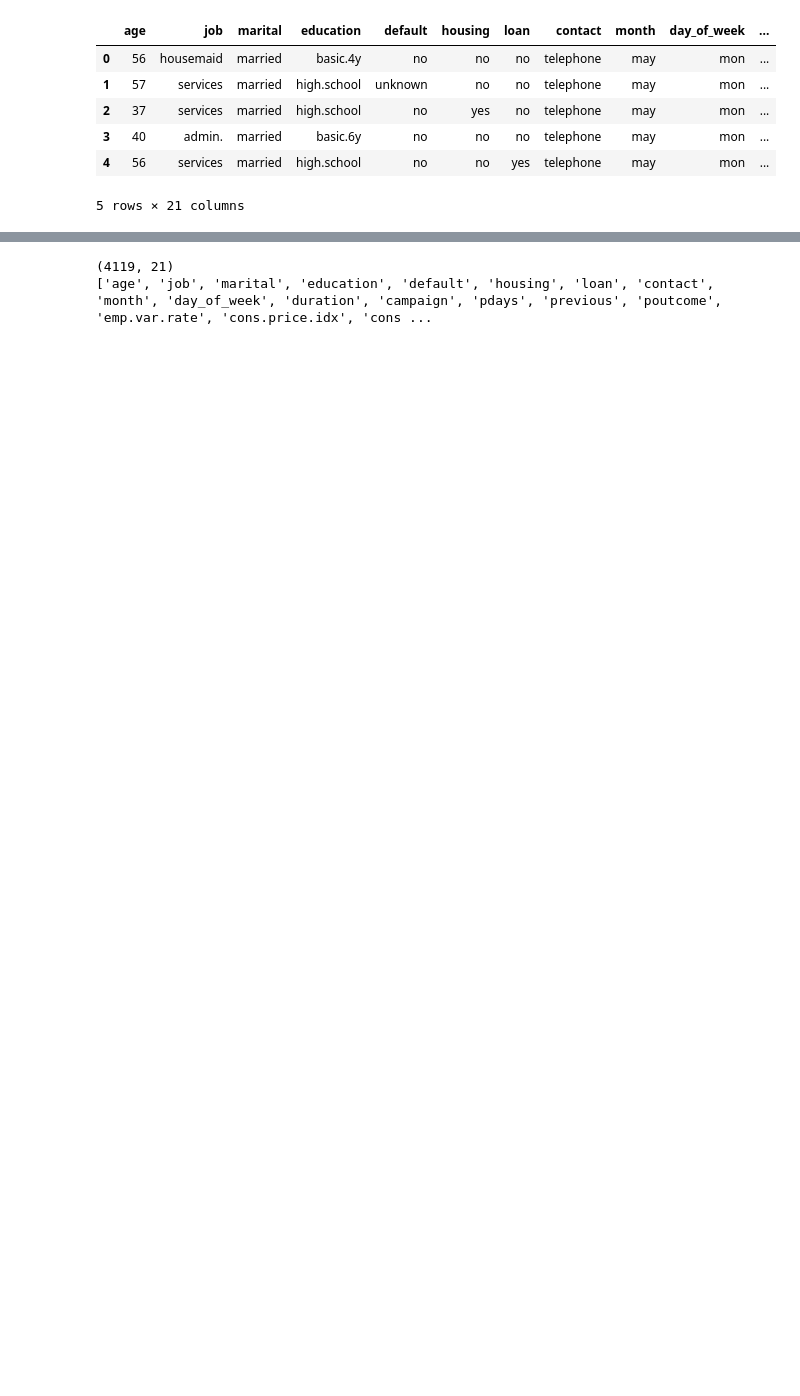
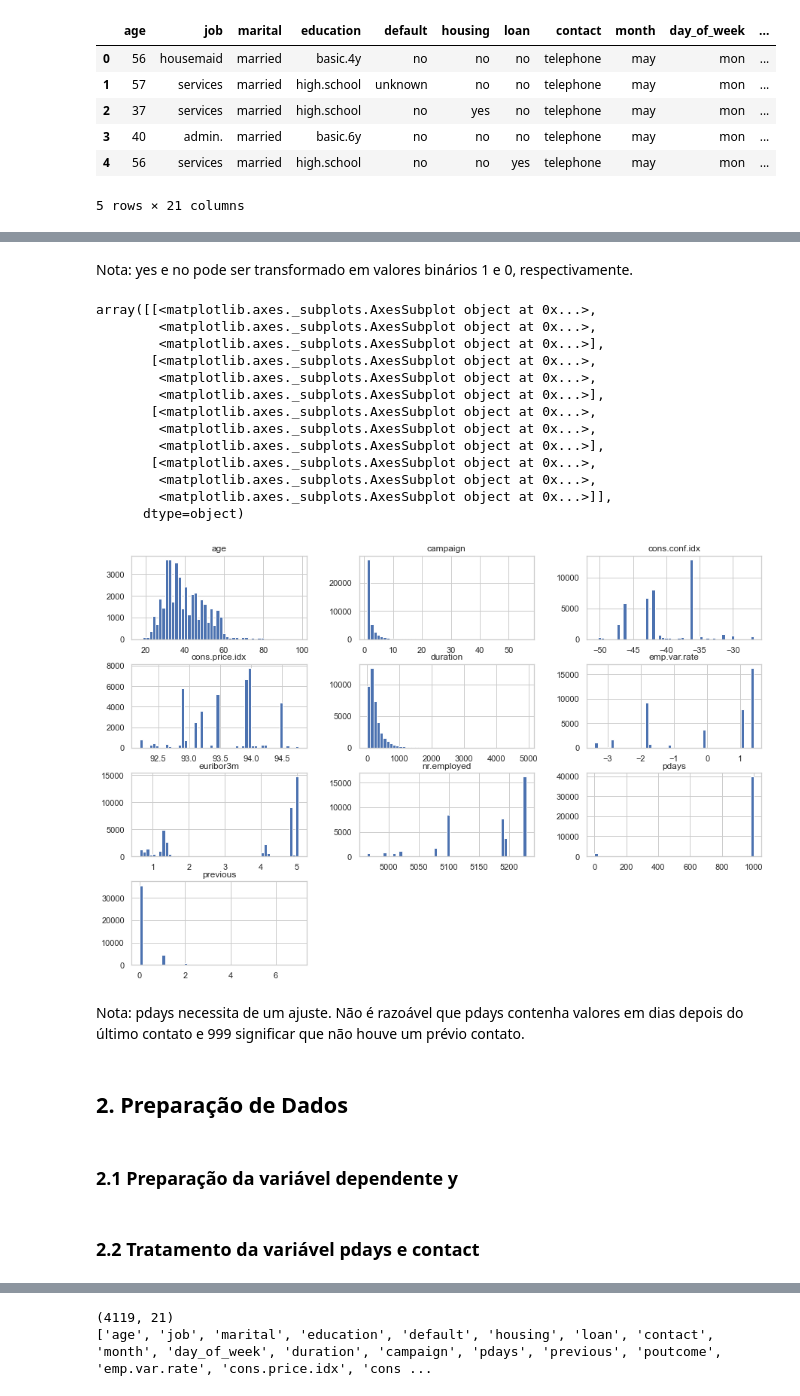
Before and after one commit to edbkei/MO416PROJ3, a Jupyter notebook: Projeto3/Project3.ipynb, the cells around one changed output, grey strips where cells are left out. Saved outputs shown, nothing was run; the diff lists cells and outputs as text; code cells hidden in the pictures; blank space fills up the shorter version.

```diff
--- a/Projeto3/Project3.ipynb
+++ b/Projeto3/Project3.ipynb
@@ -564,0 +178,25 @@ Read test data set (holdout)
+# %% [markdown]
+Nota: yes e no pode ser transformado em valores binários 1 e 0, respectivamente.
+# %%
+data.hist(bins=50,figsize=(15,10))
+# %% [output]
+array([[<matplotlib.axes._subplots.AxesSubplot object at 0x...>,
+        <matplotlib.axes._subplots.AxesSubplot object at 0x...>,
+        <matplotlib.axes._subplots.AxesSubplot object at 0x...>],
+       [<matplotlib.axes._subplots.AxesSubplot object at 0x...>,
+        <matplotlib.axes._subplots.AxesSubplot object at 0x...>,
+        <matplotlib.axes._subplots.AxesSubplot object at 0x...>],
+       [<matplotlib.axes._subplots.AxesSubplot object at 0x...>,
+        <matplotlib.axes._subplots.AxesSubplot object at 0x...>,
+        <matplotlib.axes._subplots.AxesSubplot object at 0x...>],
+       [<matplotlib.axes._subplots.AxesSubplot object at 0x...>,
+        <matplotlib.axes._subplots.AxesSubplot object at 0x...>,
+        <matplotlib.axes._subplots.AxesSubplot object at 0x...>]],
+      dtype=object)
+[figure, added]
+# %% [markdown]
+Nota: pdays necessita de um ajuste. Não é razoável que pdays contenha valores em dias depois do último contato e 999 significar que não houve um prévio contato.
+# %% [markdown]
+## 2. Preparação de Dados
+# %% [markdown]
+### 2.1 Preparação da variável dependente y
@@ -564,0 +206,2 @@ Read test data set (holdout)
+# %% [markdown]
+### 2.2 Tratamento da variável pdays e contact
```
Also changed, not shown: parts of 158 cells of this notebook.
